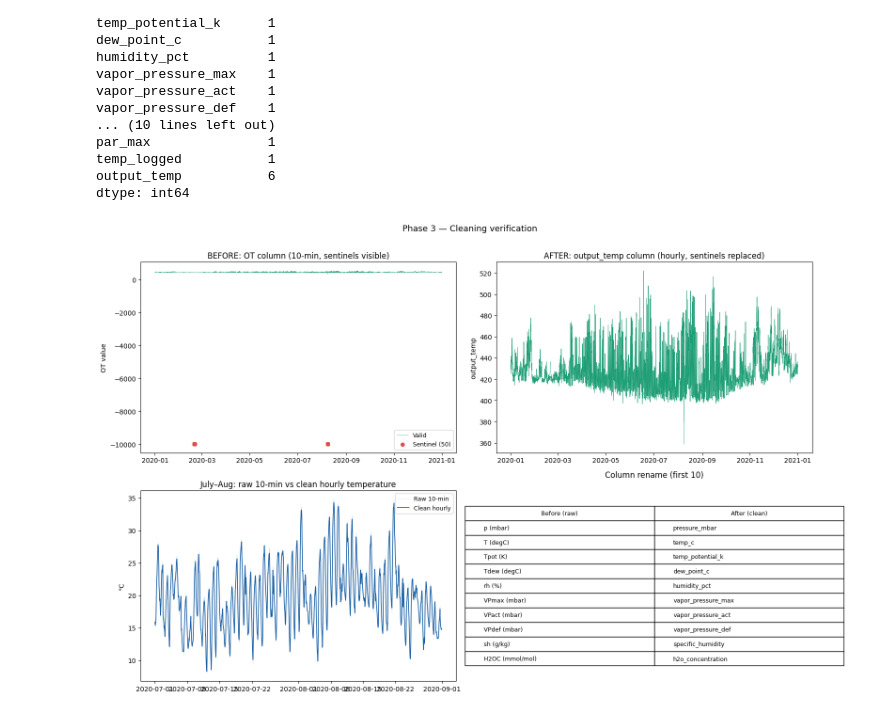
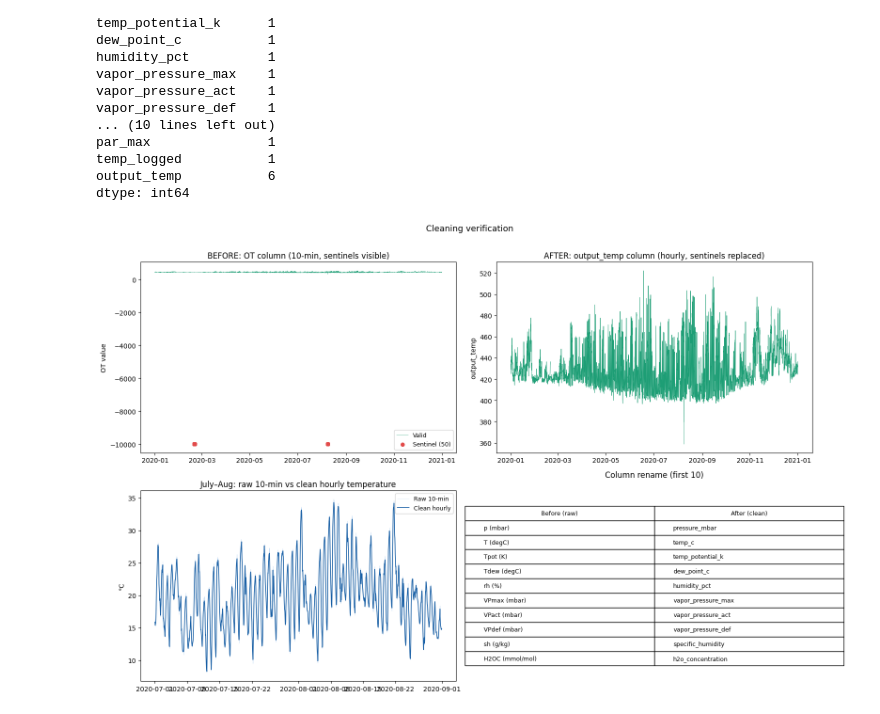
Before and after one commit to SrinivasRaghava41529/Weather-Forcasting, a Jupyter notebook: notebooks/02_cleaning.ipynb, the cells around one changed output. Cells and saved outputs as stored; diff of their text form; code cells hidden in the pictures.

```diff
--- a/notebooks/02_cleaning.ipynb
+++ b/notebooks/02_cleaning.ipynb
@@ -112,35 +114,35 @@ ax = axes[1, 0]
 # Show one month for clarity
 jan_raw   = df_raw["T (degC)"].loc["2020-07":"2020-08"]
 jan_clean = df_clean["temp_c"].loc["2020-07":"2020-08"]
 ax.plot(jan_raw.index,   jan_raw.values,   lw=0.4, color="#B5D4F4",
         label="Raw 10-min", alpha=0.7)
 ax.plot(jan_clean.index, jan_clean.values, lw=1.2, color="#185FA5",
         label="Clean hourly")
 ax.set_title("July–Aug: raw 10-min vs clean hourly temperature")
 ax.set_ylabel("°C")
 ax.legend(fontsize=9)
 
 # ── Bottom right: column names before/after ───────────────────────────────
 ax = axes[1, 1]
 ax.axis("off")
 before = list(df_raw.columns[:10])
 after  = list(df_clean.columns[:10])
 table_data = list(zip(before, after))
 tbl = ax.table(
     cellText=table_data,
     colLabels=["Before (raw)", "After (clean)"],
     loc="center", cellLoc="left"
 )
 tbl.auto_set_font_size(False)
 tbl.set_fontsize(9)
 tbl.scale(1.2, 1.6)
 ax.set_title("Column rename (first 10)", pad=20)
 
-plt.suptitle("Phase 3 — Cleaning verification", fontsize=13, y=1.01)
+plt.suptitle("Cleaning verification", fontsize=13, y=1.01)
 plt.tight_layout()
 plt.show()
 # %% [output]
-[figure, old version]
+[figure, new version]
 # %%
 # Save to parquet — this is the input to Phase 4
 output_path = cfg.processed_data_path
```
Also changed, not shown: parts of 2 cells of this notebook, 17 other files.
